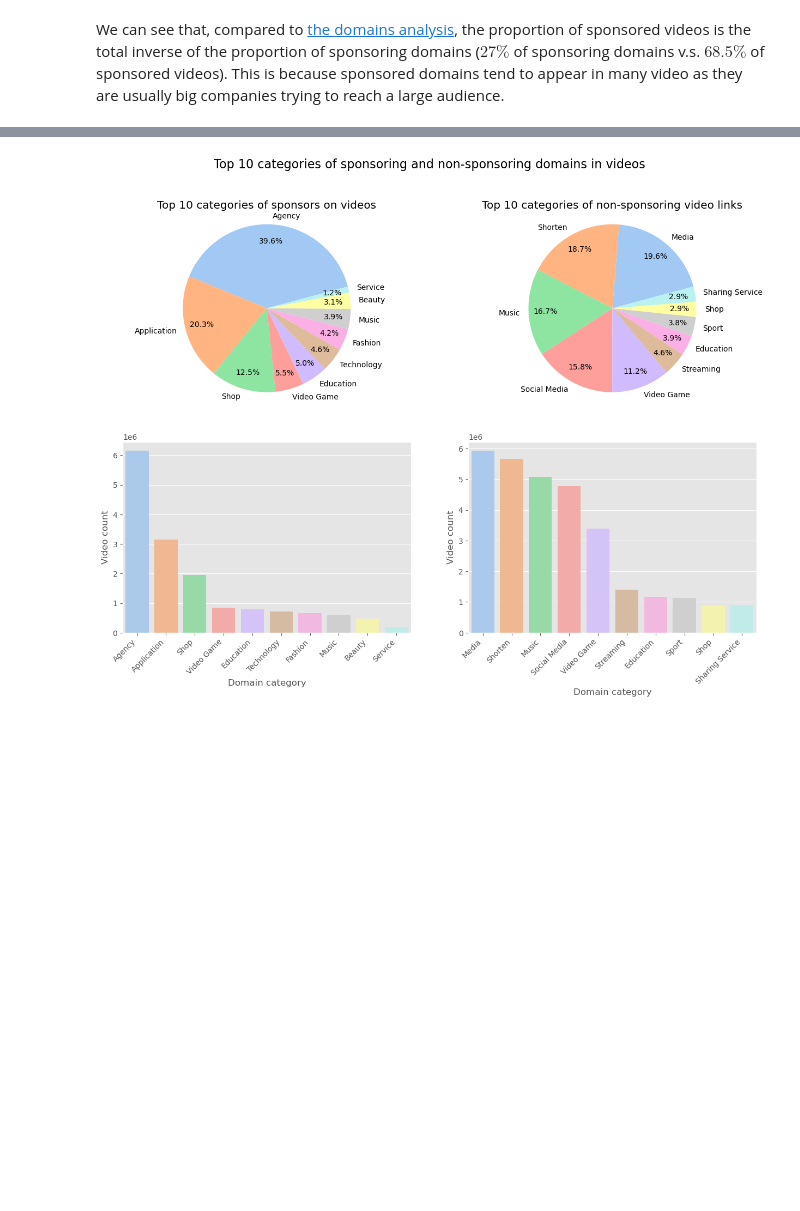
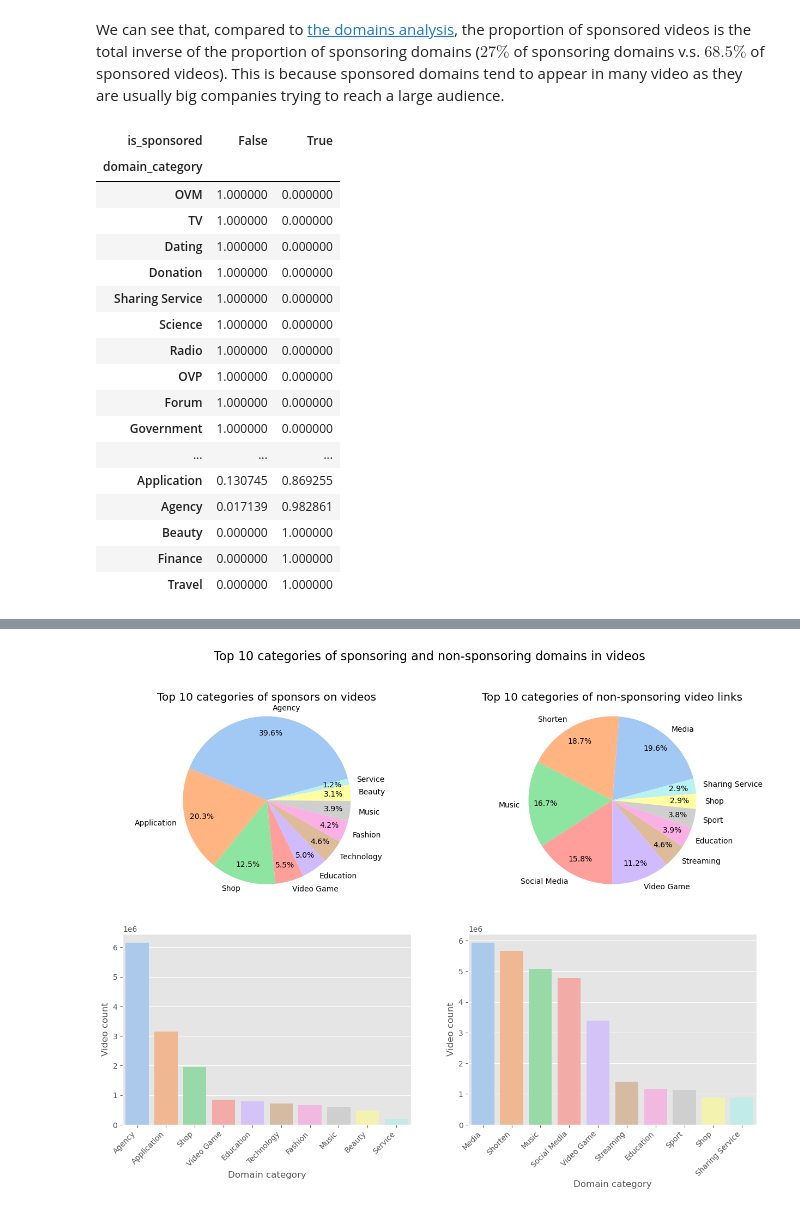
Before and after one commit to epfl-ada/ada-2022-project-fraisetagada, a Jupyter notebook: analysis/video_sponsors_analysis.ipynb, the cells around one changed output, grey strips where cells are left out. Saved outputs shown, nothing was run; the diff lists cells and outputs as text; code cells hidden in the pictures; blank space fills up the shorter version.

```diff
--- a/analysis/video_sponsors_analysis.ipynb
+++ b/analysis/video_sponsors_analysis.ipynb
@@ -53,3 +54,31 @@ plt.show()
 [figure]
 # %% [markdown]
 We can see that, compared to [the domains analysis](../analysis/domains_analysis.ipynb), the proportion of sponsored videos is the total inverse of the proportion of sponsoring domains ($27\%$ of sponsoring domains v.s. $68.5\%$ of sponsored videos). This is because sponsored domains tend to appear in many video as they are usually big companies trying to reach a large audience.
+# %%
+# Compute the percentage of links that sponsor videos or not in each category
+sponsoring_ratio = domains_top_classified \
+    .groupby(["domain_category", "is_sponsored"])["count"] \
+    .sum() \
+    .unstack() \
+    .apply(lambda x: x / x.sum(), axis=1) \
+    .sort_values(by=True, ascending=True)
+sponsoring_ratio
+# %% [output]
+| is_sponsored | False | True |
+| domain_category |  |  |
+| OVM | 1.000000 | 0.000000 |
+| TV | 1.000000 | 0.000000 |
+| Dating | 1.000000 | 0.000000 |
+| Donation | 1.000000 | 0.000000 |
+| Sharing Service | 1.000000 | 0.000000 |
+| Science | 1.000000 | 0.000000 |
+| Radio | 1.000000 | 0.000000 |
+| OVP | 1.000000 | 0.000000 |
+| Forum | 1.000000 | 0.000000 |
+| Government | 1.000000 | 0.000000 |
+| ... | ... | ... |
+| Application | 0.130745 | 0.869255 |
+| Agency | 0.017139 | 0.982861 |
+| Beauty | 0.000000 | 1.000000 |
+| Finance | 0.000000 | 1.000000 |
+| Travel | 0.000000 | 1.000000 |
```
Also changed, not shown: parts of 4 cells of this notebook.
